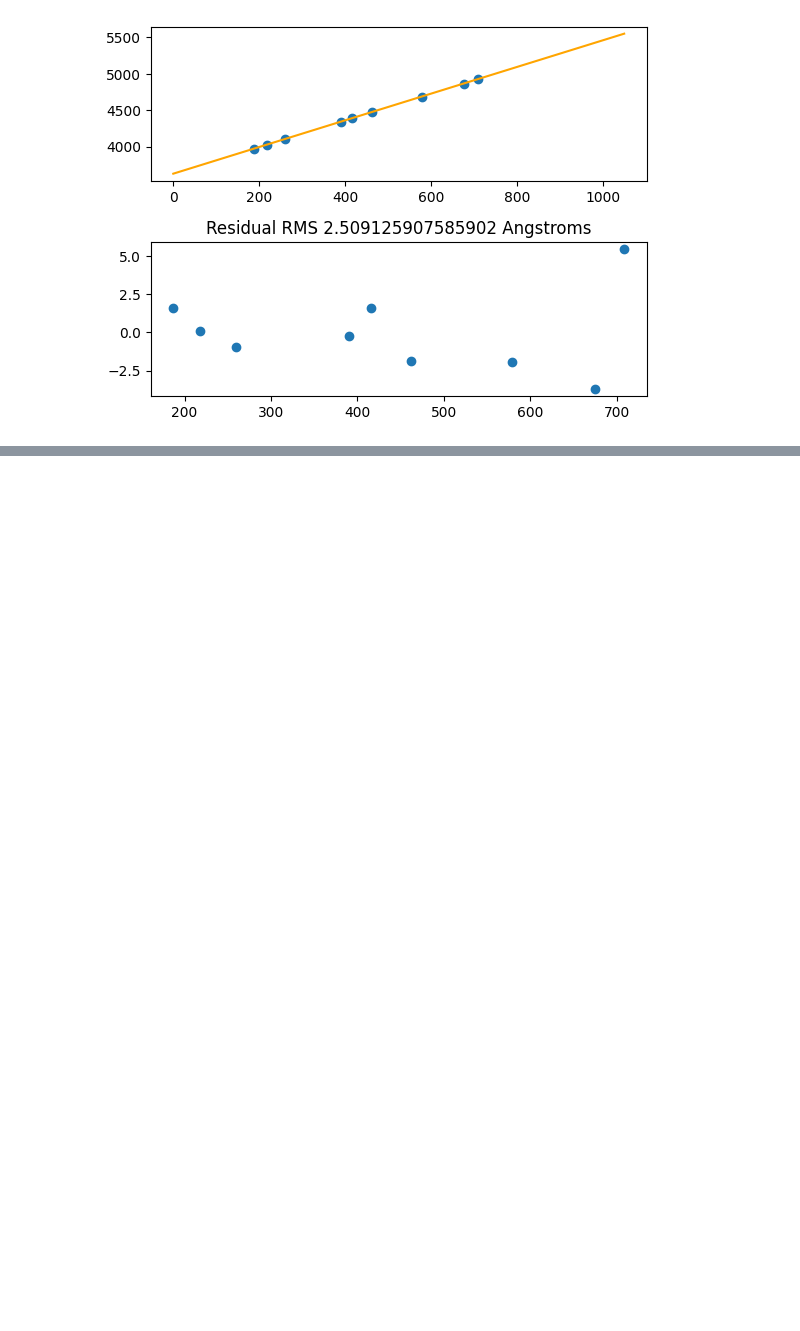
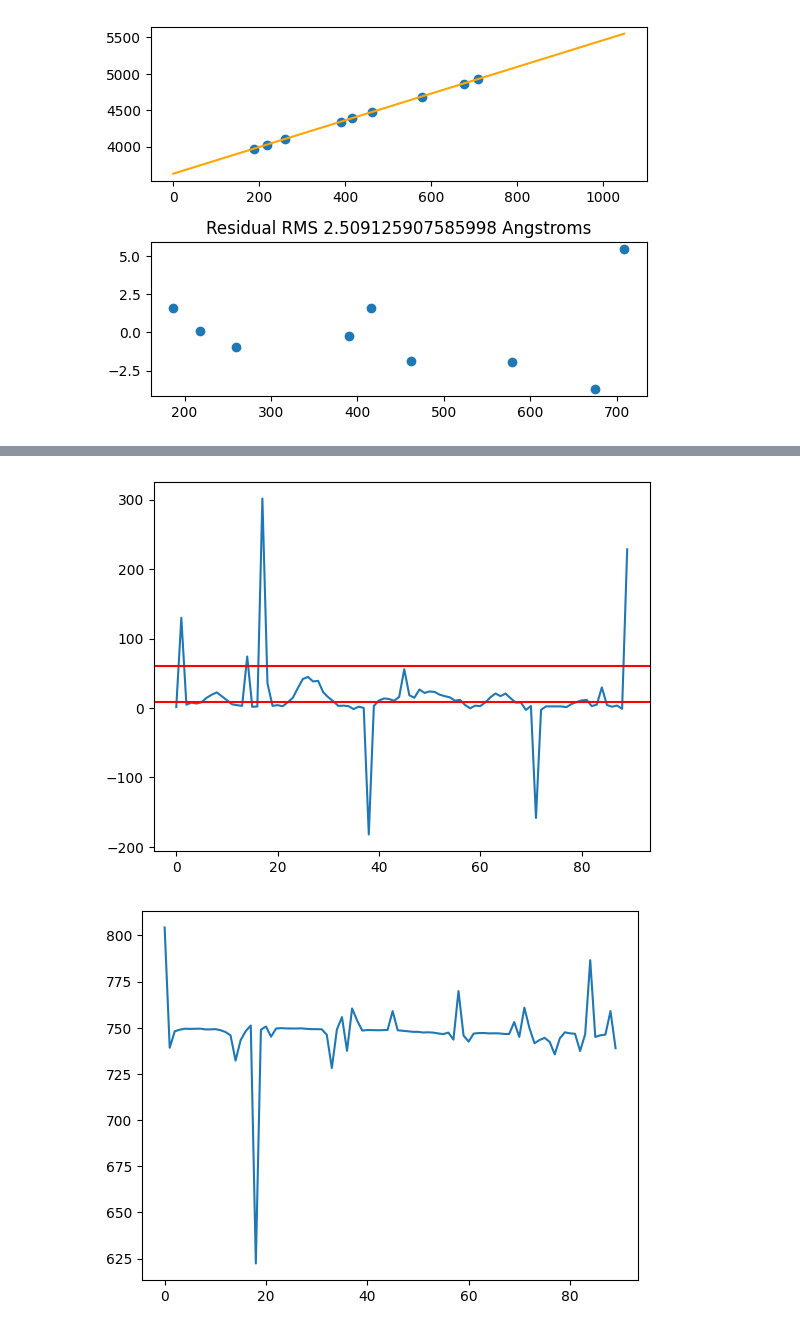
Before and after one commit to IStoleTheCookieJar/PipRedObs, a Jupyter notebook: TestingGround.ipynb, the cells around one changed output, grey strips where cells are left out. Saved outputs shown, nothing was run; the diff lists cells and outputs as text; code cells hidden in the pictures; blank space fills up the shorter version.

```diff
--- a/TestingGround.ipynb
+++ b/TestingGround.ipynb
@@ -360,0 +400,13 @@ plt.plot(wfun4(np.arange(1050)),std_data[median,:])
+# %%
+# plt.plot(max_val)
+# plt.axhline(8)
+# plt.show()
+# plt.plot(argmax);
+plt.plot(gaus_val)
+plt.axhline(8,color="red")
+plt.axhline(60,color="red")
+plt.show()
+plt.plot(gaus_peak);
+# %% [output]
+[figure, added]
+[figure, added]
```
Also changed, not shown: parts of 7 cells of this notebook, 2 other files.
